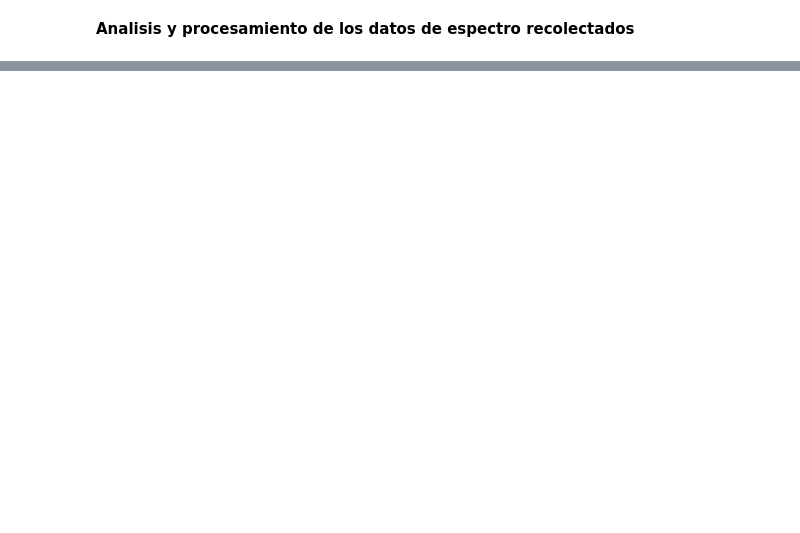
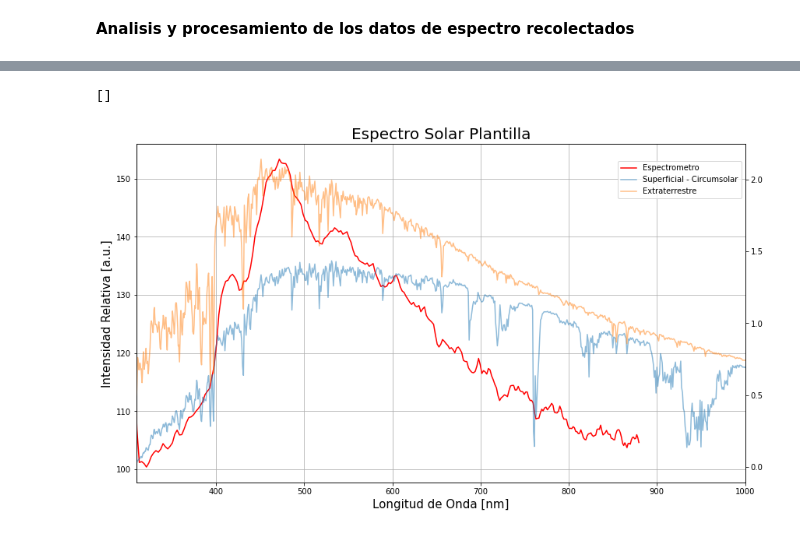
Before and after one commit to jerolg/Fisica_Experimental_IV_2023_1, a Jupyter notebook: PROYECTO_FINAL/data_analysis_notebook.ipynb, the cells around one changed output, grey strips where cells are left out. Drawn from its saved outputs; the diff is of its cells as text; code cells hidden in the pictures; blank space fills up the shorter version.

```diff
--- a/PROYECTO_FINAL/data_analysis_notebook.ipynb
+++ b/PROYECTO_FINAL/data_analysis_notebook.ipynb
@@ -150,3 +170,28 @@ plt.show()
+# %%
+#Formato de Graficación de Espectros
+
+fig, ax = plt.subplots(figsize = (14,8))
+
+ax.plot(wv, lowpass(esp[0][0:-1]), 'r', label = 'Espectrometro')
+
+
+ax2 = ax.twinx()
+ax2.plot(solar_ref_sfc.wv, solar_ref_sfc.circumsolar, alpha = 0.5, label = 'Superficial - Circumsolar')
+ax2.plot(solar_ref_sfc.wv, solar_ref_sfc.etr, alpha = 0.5, label = 'Extraterrestre')
+
+ax.set_xlim(310, 1000)           #Rango de Respuesta Espectral del dispositivo
+ax.set_xlabel('Longitud de Onda [nm]', size = 15), ax.set_ylabel('Intensidad Relativa [a.u.]', size = 15)
+ax.set_title('Espectro Solar Plantilla', size = 20)
+
+
+ax.grid()
+fig.legend(loc = 'upper right', bbox_to_anchor = (0.9,0.85))
+
+
+plt.plot()
+# %% [output]
+[]
+[figure, added]
 # %%
 fig = plt.figure(figsize=(16, 10))
 
```
Also changed, not shown: parts of 9 cells of this notebook, 3 other files.
